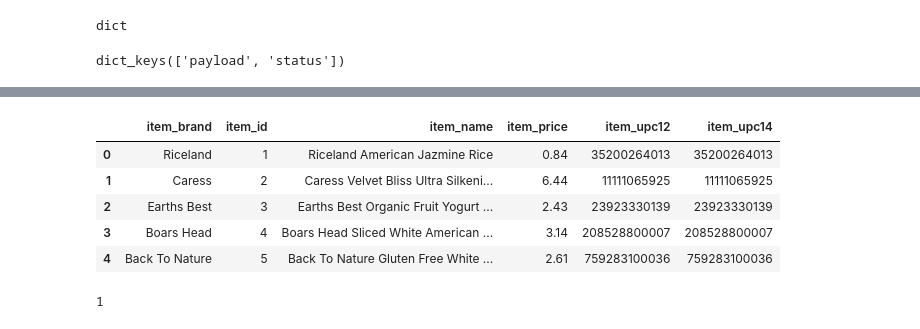
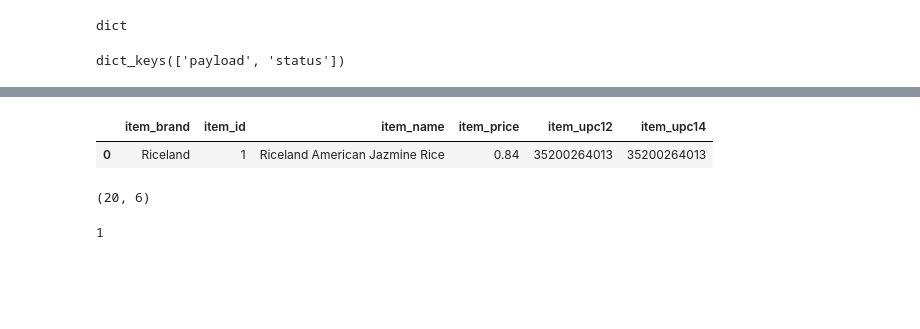
Before and after one commit to rajeshlamichhane04/time-series-exercises, a Jupyter notebook: time-series-exercises.ipynb, the cells around one changed output, grey strips where cells are left out. Saved outputs shown, nothing was run; the diff lists cells and outputs as text; code cells hidden in the pictures; blank space fills up the shorter version.

```diff
--- a/time-series-exercises.ipynb
+++ b/time-series-exercises.ipynb
@@ -86,13 +50,13 @@ data["payload"]["items"]
 # %%
 items= pd.DataFrame(data["payload"]["items"])
-items.head()
+items.head(1)
 # %% [output]
 |  | item_brand | item_id | item_name | item_price | item_upc12 | item_upc14 |
 | 0 | Riceland | 1 | Riceland American Jazmine Rice | 0.84 | 35200264013 | 35200264013 |
-| 1 | Caress | 2 | Caress Velvet Bliss Ultra Silkeni... | 6.44 | 11111065925 | 11111065925 |
-| 2 | Earths Best | 3 | Earths Best Organic Fruit Yogurt ... | 2.43 | 23923330139 | 23923330139 |
-| 3 | Boars Head | 4 | Boars Head Sliced White American ... | 3.14 | 208528800007 | 208528800007 |
-| 4 | Back To Nature | 5 | Back To Nature Gluten Free White ... | 2.61 | 759283100036 | 759283100036 |
+# %%
+items.shape
+# %% [output]
+(20, 6)
 # %%
 current_page = data['payload']['page']
 max_page = data['payload']['max_page']
```
Also changed, not shown: parts of 53 cells of this notebook, 2 other files.
